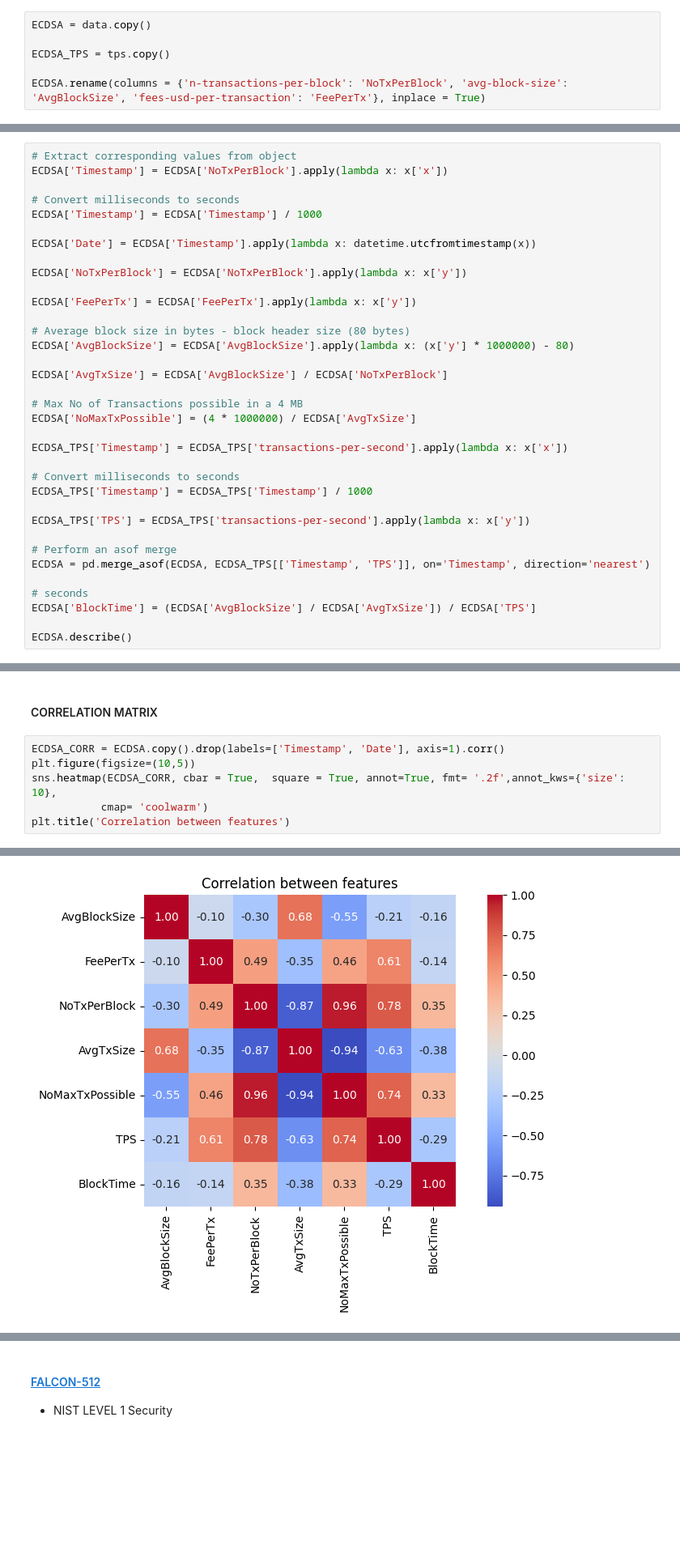
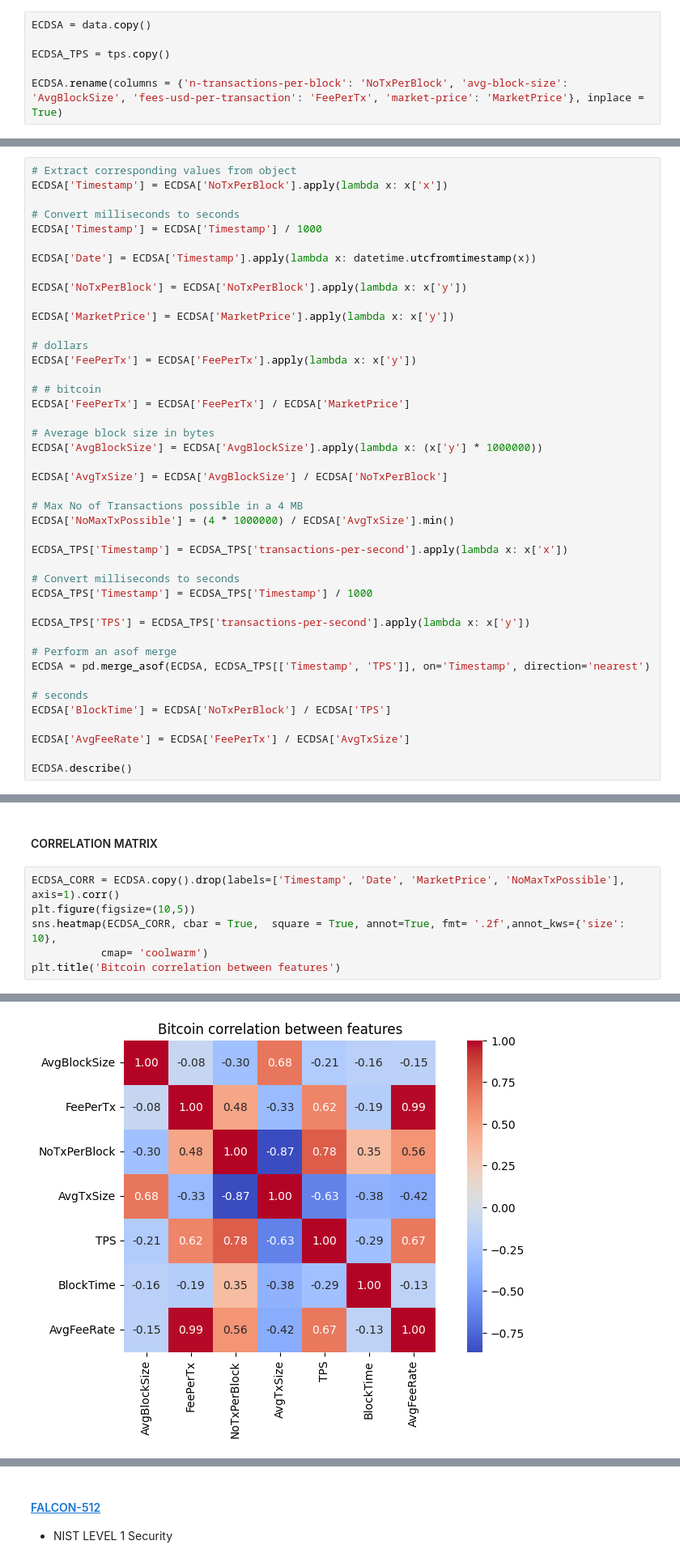
Before and after one commit to ummarikram/Masters-Empirical, a Jupyter notebook: bitcoin.ipynb, the cells around one changed output, grey strips where cells are left out. Shown: that part at 81% size. Cells and saved outputs as stored; diff of their text form; blank space fills up the shorter version.

```diff
--- a/bitcoin.ipynb
+++ b/bitcoin.ipynb
@@ -23,7 +23,7 @@ ECDSA = data.copy()
 
 ECDSA_TPS = tps.copy()
 
-ECDSA.rename(columns = {'n-transactions-per-block': 'NoTxPerBlock', 'avg-block-size': 'AvgBlockSize', 'fees-usd-per-transaction': 'FeePerTx'}, inplace = True)
+ECDSA.rename(columns = {'n-transactions-per-block': 'NoTxPerBlock', 'avg-block-size': 'AvgBlockSize', 'fees-usd-per-transaction': 'FeePerTx', 'market-price': 'MarketPrice'}, inplace = True)
 # %% [markdown]
 #### FEATURE EXTRACTION
 # %%
@@ -37,15 +37,21 @@ ECDSA['Date'] = ECDSA['Timestamp'].apply(lambda x: datetime.utcfromtimestamp(x))
 
 ECDSA['NoTxPerBlock'] = ECDSA['NoTxPerBlock'].apply(lambda x: x['y'])
 
+ECDSA['MarketPrice'] = ECDSA['MarketPrice'].apply(lambda x: x['y'])
+
+# dollars
 ECDSA['FeePerTx'] = ECDSA['FeePerTx'].apply(lambda x: x['y'])
 
-# Average block size in bytes - block header size (80 bytes)
-ECDSA['AvgBlockSize'] = ECDSA['AvgBlockSize'].apply(lambda x: (x['y'] * 1000000) - 80)
+# # bitcoin
+ECDSA['FeePerTx'] = ECDSA['FeePerTx'] / ECDSA['MarketPrice']
+
+# Average block size in bytes
+ECDSA['AvgBlockSize'] = ECDSA['AvgBlockSize'].apply(lambda x: (x['y'] * 1000000))
 
 ECDSA['AvgTxSize'] = ECDSA['AvgBlockSize'] / ECDSA['NoTxPerBlock']
 
 # Max No of Transactions possible in a 4 MB
-ECDSA['NoMaxTxPossible'] = (4 * 1000000) / ECDSA['AvgTxSize']
+ECDSA['NoMaxTxPossible'] = (4 * 1000000) / ECDSA['AvgTxSize'].min()
 
 ECDSA_TPS['Timestamp'] = ECDSA_TPS['transactions-per-second'].apply(lambda x: x['x'])
 
@@ -58,7 +64,9 @@ ECDSA_TPS['TPS'] = ECDSA_TPS['transactions-per-second'].apply(lambda x: x['y'])
 ECDSA = pd.merge_asof(ECDSA, ECDSA_TPS[['Timestamp', 'TPS']], on='Timestamp', direction='nearest')
 
 # seconds
-ECDSA['BlockTime'] = (ECDSA['AvgBlockSize'] / ECDSA['AvgTxSize']) / ECDSA['TPS']
+ECDSA['BlockTime'] = ECDSA['NoTxPerBlock'] / ECDSA['TPS']
+
+ECDSA['AvgFeeRate'] = ECDSA['FeePerTx'] / ECDSA['AvgTxSize']
 
 ECDSA.describe()
 # %% [output]
@@ -74,9 +82,9 @@ ECDSA.describe()
 # %% [markdown]
 #### CORRELATION MATRIX
 # %%
-ECDSA_CORR = ECDSA.copy().drop(labels=['Timestamp', 'Date'], axis=1).corr()
+ECDSA_CORR = ECDSA.copy().drop(labels=['Timestamp', 'Date', 'MarketPrice', 'NoMaxTxPossible'], axis=1).corr()
 plt.figure(figsize=(10,5))
 sns.heatmap(ECDSA_CORR, cbar = True,  square = True, annot=True, fmt= '.2f',annot_kws={'size': 10},
            cmap= 'coolwarm')
-plt.title('Correlation between features')
+plt.title('Bitcoin correlation between features')
 # %% [output]
@@ -84,4 +92,4 @@ Text(0.5, 1.0, 'Correlation between features')
-[figure, old version]
+[figure, new version]
 # %% [markdown]
 ### COMPARISON OF POST-QUANTUM SIGNATURES
 
```
Also changed, not shown: parts of 13 cells of this notebook, 24 other files.
